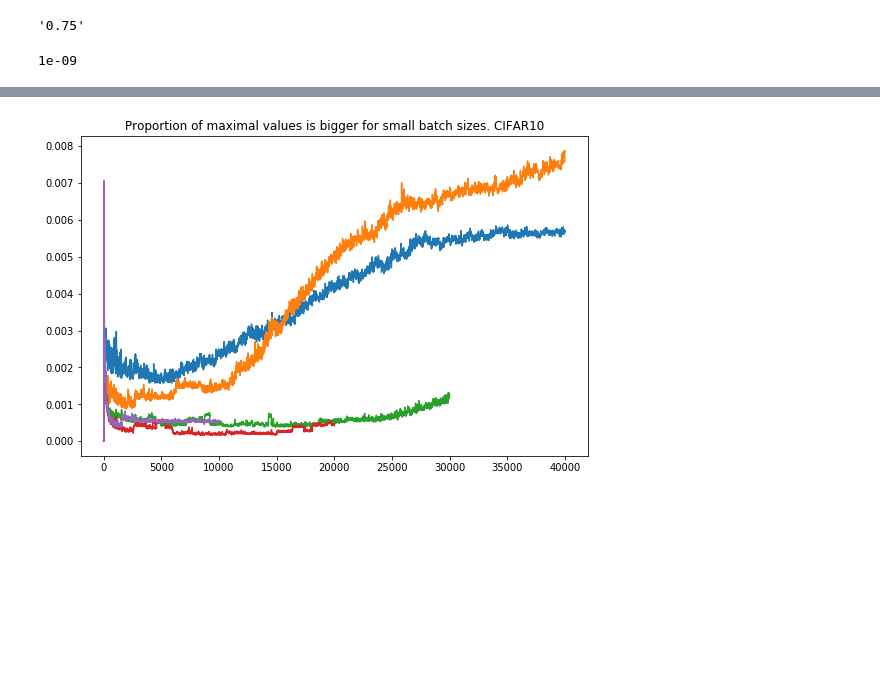
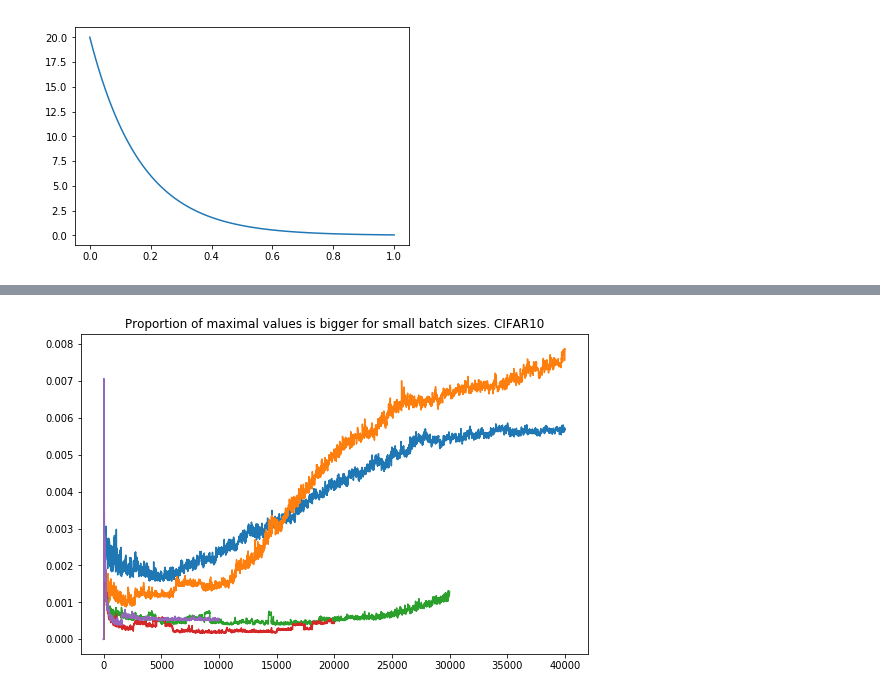
Before and after one commit to zadaianchuk/ProbabilisticRPROP, a Jupyter notebook: experiments.ipynb, the cells around one changed output, grey strips where cells are left out. Saved outputs shown, nothing was run; the diff lists cells and outputs as text; code cells hidden in the pictures; blank space fills up the shorter version.

```diff
--- a/experiments.ipynb
+++ b/experiments.ipynb
@@ -3,16 +3,16 @@ import tensorflow as tf
 import pickle
 import numpy as np
 import matplotlib.pyplot as plt
-# %%
-str(0.75)
-# %% [output]
-'0.75'
-# %%
-10**(-9)
-# %% [output]
-1e-09
 # %%
 import os
+# %%
+p=np.linspace(0,1,100)
+def eta(p,eta_plus):
+    return np.exp(-2*np.log(eta_plus)*(p-1/2))
+plt.plot(p,eta(p,20))
+plt.show()
+# %% [output]
+[figure, added]
 # %%
 os.getcwd()
 # %% [output]
```
Also changed, not shown: parts of 19 cells of this notebook, 22 other files.
